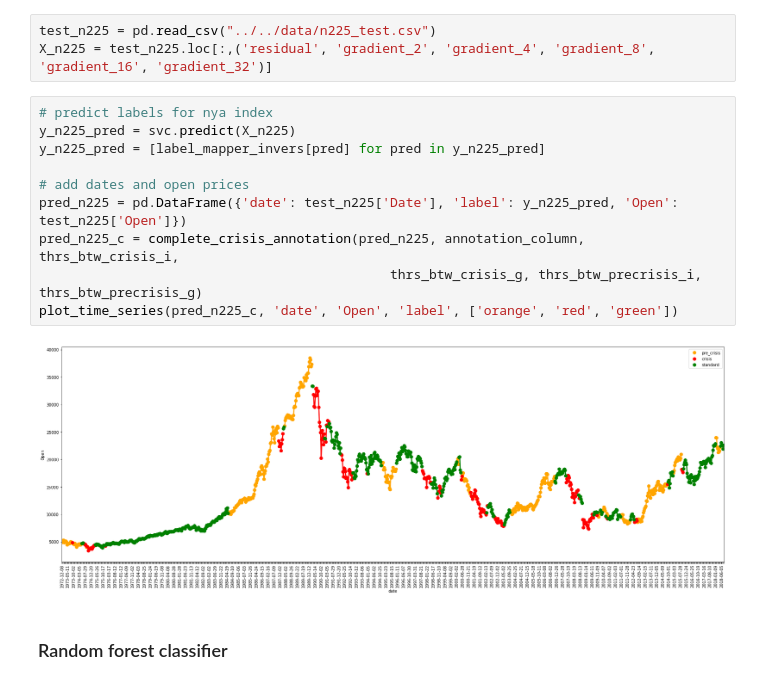
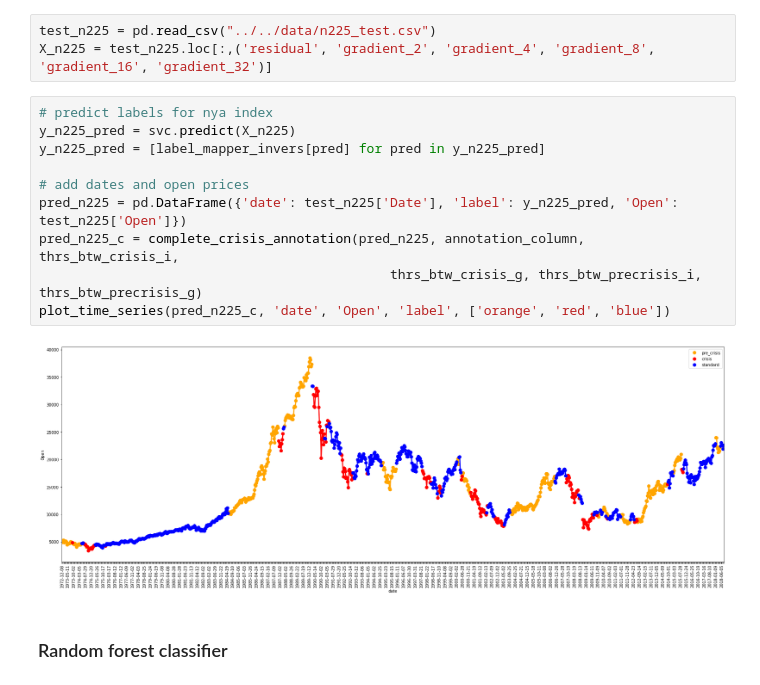
Before and after one commit to diazcelsa/eBroker, a Jupyter notebook: notebooks/crisis_annotation_forecast/Stock Market Pre-Crisis Prediction.ipynb, the cells around one changed output. Cells and saved outputs as stored; diff of their text form.

```diff
--- a/notebooks/crisis_annotation_forecast/Stock Market Pre-Crisis Prediction.ipynb
+++ b/notebooks/crisis_annotation_forecast/Stock Market Pre-Crisis Prediction.ipynb
@@ -142,15 +142,15 @@ X_n225 = test_n225.loc[:,('residual', 'gradient_2', 'gradient_4', 'gradient_8',
 # %%
 # predict labels for nya index
 y_n225_pred = svc.predict(X_n225)
 y_n225_pred = [label_mapper_invers[pred] for pred in y_n225_pred]
 
 # add dates and open prices
 pred_n225 = pd.DataFrame({'date': test_n225['Date'], 'label': y_n225_pred, 'Open': test_n225['Open']})
 pred_n225_c = complete_crisis_annotation(pred_n225, annotation_column, thrs_btw_crisis_i,
                                              thrs_btw_crisis_g, thrs_btw_precrisis_i, thrs_btw_precrisis_g)
-plot_time_series(pred_n225_c, 'date', 'Open', 'label', ['orange', 'red', 'green'])
+plot_time_series(pred_n225_c, 'date', 'Open', 'label', ['orange', 'red', 'blue'])
 # %% [output]
-[figure, old version]
+[figure, new version]
 # %% [markdown]
 ### Random forest classifier
 # %% [markdown]
```
Also changed, not shown: parts of 5 cells of this notebook, 2 other files.
